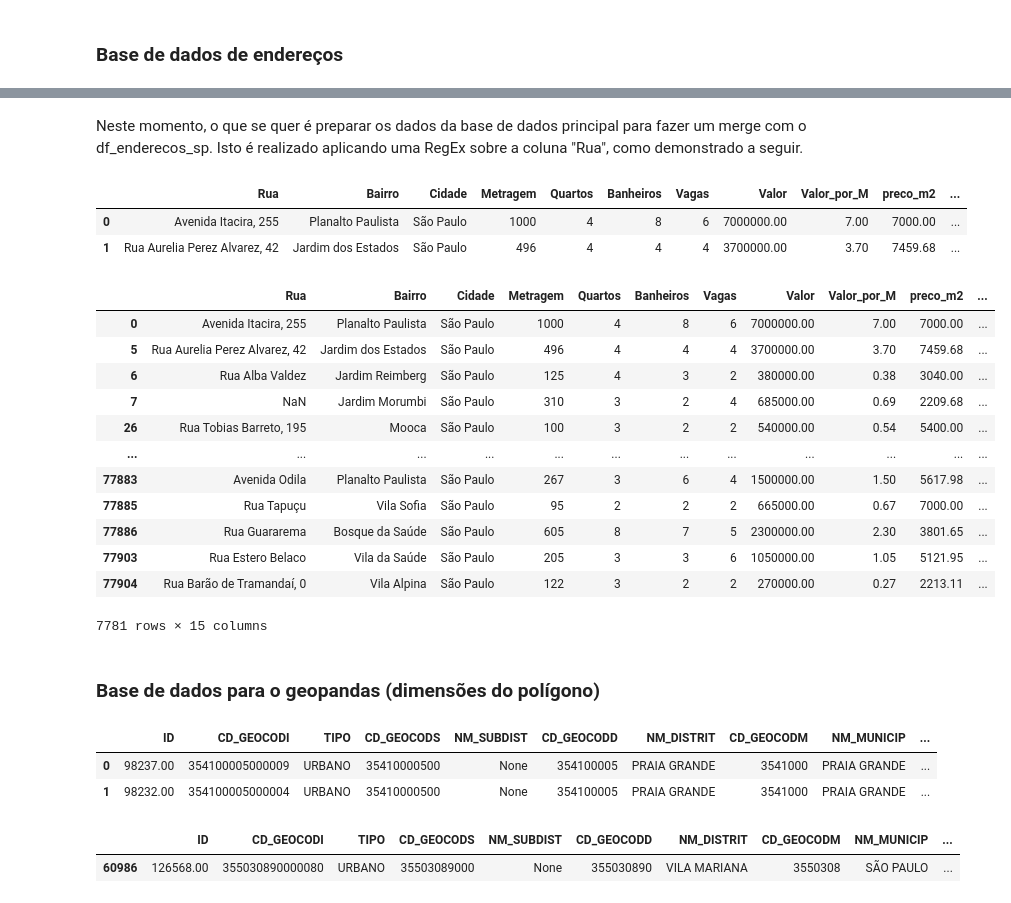
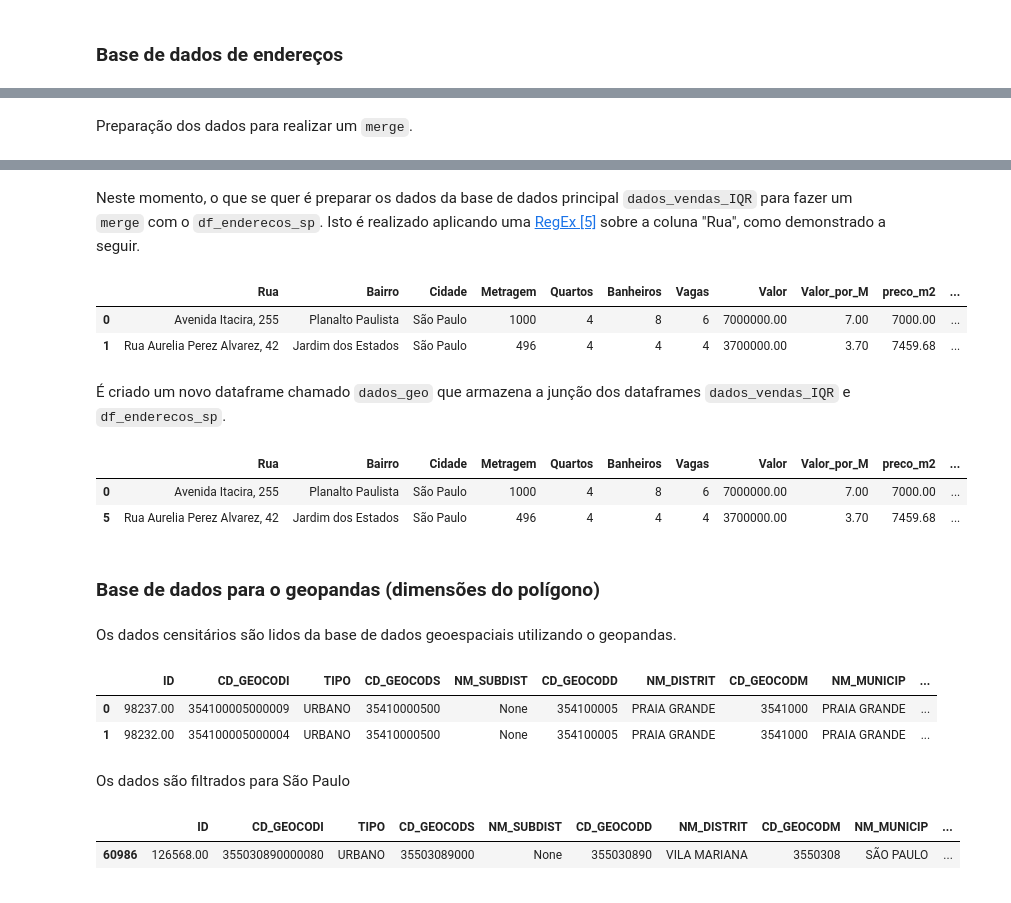
Before and after one commit to yorinori/imersao_dados4_Alura, a Jupyter notebook: Projeto_Final_LeandroYorinori_Imersao_dados_04.ipynb, the cells around one changed output, grey strips where cells are left out. Drawn from its saved outputs; the diff is of its cells as text; code cells hidden in the pictures.

Commit message:
Atualização do Markdown até o fim do relacionamento de base de dados

```diff
--- a/Projeto_Final_LeandroYorinori_Imersao_dados_04.ipynb
+++ b/Projeto_Final_LeandroYorinori_Imersao_dados_04.ipynb
@@ -381,5 +403,3 @@ Valor                      2900000.00
 Valor_por_M                      2.90
 preco_m2                        78.38
 Name: Sítio Represa, dtype: object
-# %%
-dados_vendas_IQR.set_index("Bairro").loc["Sítio Represa"]
@@ -538,6 +572,8 @@ df_enderecos_sp.head(2)
 |  | tipo_logr | logr_nome | logr_compl | numero | bairro | nome_localidade | sigla_uf | cep | latitude | ... |
 | 0 | Rua | João Antônio Vasconcelos | Rua João Antônio Vasconcelos - at... | 627.00 | Amizade | Araçatuba | SP | 16074320.00 | -21.19 | ... |
 | 1 | Rua | A | Rua A | NaN | Jardim Glória | Americana | SP | 13468220.00 | -22.76 | ... |
+# %% [markdown]
+Preparação dos dados para realizar um `merge`.
 # %%
 df_enderecos_sp["rua2merge"] = df_enderecos_sp["tipo_logr"] + " " + df_enderecos_sp["logr_nome"]
 df_enderecos_sp["rua2merge"] = df_enderecos_sp["rua2merge"].str.lower().str.strip()
@@ -547,7 +583,7 @@ df_enderecos_sp.head(2)
 | 0 | Rua | João Antônio Vasconcelos | Rua João Antônio Vasconcelos - at... | 627.00 | Amizade | Araçatuba | SP | 16074320.00 | -21.19 | ... |
 | 1 | Rua | A | Rua A | NaN | Jardim Glória | Americana | SP | 13468220.00 | -22.76 | ... |
 # %% [markdown]
-Neste momento, o que se quer é preparar os dados da base de dados principal para fazer um merge com o df_enderecos_sp. Isto é realizado aplicando uma RegEx sobre a coluna "Rua", como demonstrado a seguir.
+Neste momento, o que se quer é preparar os dados da base de dados principal `dados_vendas_IQR` para fazer um `merge` com o `df_enderecos_sp`. Isto é realizado aplicando uma [RegEx [5]](https://www.alura.com.br/conteudo/expressoes-regulares?gclid=CjwKCAjws8yUBhA1EiwAi_tpEYmbYUlexxMoyOTmWZPW7mc6ZbrwsZR4DcrHIG1ShbNGkSW17LGV3BoC0lEQAvD_BwE) sobre a coluna "Rua", como demonstrado a seguir.
 # %%
 dados_vendas_IQR["rua4merging"] = dados_vendas_IQR["Rua"].str.extract(r'(^[\w ]+)')
 dados_vendas_IQR["rua4merging"] = dados_vendas_IQR["rua4merging"].str.lower().str.strip()
@@ -556,30 +592,24 @@ dados_vendas_IQR.head(2)
 |  | Rua | Bairro | Cidade | Metragem | Quartos | Banheiros | Vagas | Valor | Valor_por_M | preco_m2 | ... |
 | 0 | Avenida Itacira, 255 | Planalto Paulista | São Paulo | 1000 | 4 | 8 | 6 | 7000000.00 | 7.00 | 7000.00 | ... |
 | 1 | Rua Aurelia Perez Alvarez, 42 | Jardim dos Estados | São Paulo | 496 | 4 | 4 | 4 | 3700000.00 | 3.70 | 7459.68 | ... |
+# %% [markdown]
+É criado um novo dataframe chamado `dados_geo` que armazena a junção dos dataframes `dados_vendas_IQR` e `df_enderecos_sp`.
 # %%
 dados_geo = pd.merge(left = dados_vendas_IQR,
                      right = df_enderecos_sp[["rua2merge", "cep", "latitude", "longitude"]],
                      how = "left",
                      left_on = "rua4merging",
                      right_on = "rua2merge"
                      ).drop_duplicates(subset=dados_vendas_IQR.columns).query("cep > 0")
-dados_geo
+dados_geo.head(2)
 # %% [output]
 |  | Rua | Bairro | Cidade | Metragem | Quartos | Banheiros | Vagas | Valor | Valor_por_M | preco_m2 | ... |
 | 0 | Avenida Itacira, 255 | Planalto Paulista | São Paulo | 1000 | 4 | 8 | 6 | 7000000.00 | 7.00 | 7000.00 | ... |
 | 5 | Rua Aurelia Perez Alvarez, 42 | Jardim dos Estados | São Paulo | 496 | 4 | 4 | 4 | 3700000.00 | 3.70 | 7459.68 | ... |
-| 6 | Rua Alba Valdez | Jardim Reimberg | São Paulo | 125 | 4 | 3 | 2 | 380000.00 | 0.38 | 3040.00 | ... |
-| 7 | NaN | Jardim Morumbi | São Paulo | 310 | 3 | 2 | 4 | 685000.00 | 0.69 | 2209.68 | ... |
-| 26 | Rua Tobias Barreto, 195 | Mooca | São Paulo | 100 | 3 | 2 | 2 | 540000.00 | 0.54 | 5400.00 | ... |
-| ... | ... | ... | ... | ... | ... | ... | ... | ... | ... | ... | ... |
-| 77883 | Avenida Odila | Planalto Paulista | São Paulo | 267 | 3 | 6 | 4 | 1500000.00 | 1.50 | 5617.98 | ... |
-| 77885 | Rua Tapuçu | Vila Sofia | São Paulo | 95 | 2 | 2 | 2 | 665000.00 | 0.67 | 7000.00 | ... |
-| 77886 | Rua Guararema | Bosque da Saúde | São Paulo | 605 | 8 | 7 | 5 | 2300000.00 | 2.30 | 3801.65 | ... |
-| 77903 | Rua Estero Belaco | Vila da Saúde | São Paulo | 205 | 3 | 3 | 6 | 1050000.00 | 1.05 | 5121.95 | ... |
-| 77904 | Rua Barão de Tramandaí, 0 | Vila Alpina | São Paulo | 122 | 3 | 2 | 2 | 270000.00 | 0.27 | 2213.11 | ... |
-7781 rows × 15 columns
 # %% [markdown]
 ### Base de dados para o geopandas (dimensões do polígono)
+# %% [markdown]
+Os dados censitários são lidos da base de dados geoespaciais utilizando o geopandas.
 # %%
 setor_censo = gpd.read_file('data/35SEE250GC_SIR.shp')
 setor_censo.head(2)
@@ -587,6 +617,8 @@ setor_censo.head(2)
 |  | ID | CD_GEOCODI | TIPO | CD_GEOCODS | NM_SUBDIST | CD_GEOCODD | NM_DISTRIT | CD_GEOCODM | NM_MUNICIP | ... |
 | 0 | 98237.00 | 354100005000009 | URBANO | 35410000500 | None | 354100005 | PRAIA GRANDE | 3541000 | PRAIA GRANDE | ... |
 | 1 | 98232.00 | 354100005000004 | URBANO | 35410000500 | None | 354100005 | PRAIA GRANDE | 3541000 | PRAIA GRANDE | ... |
+# %% [markdown]
+Os dados são filtrados para São Paulo
 # %%
 # filtrando os dados para o município de São Paulo
 setor_censo_sp = setor_censo[setor_censo.NM_MUNICIP == "SÃO PAULO"]
```
Also changed, not shown: parts of 23 cells of this notebook.
